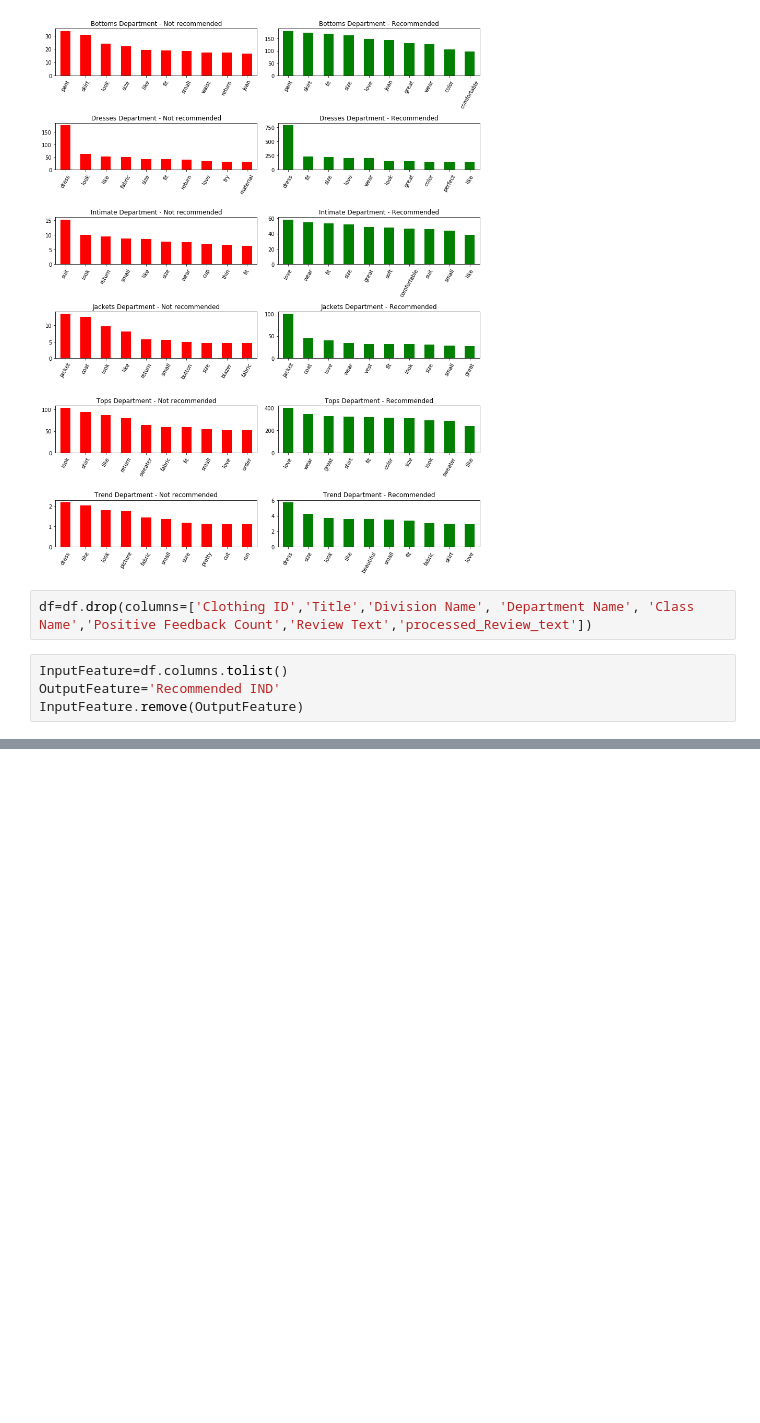
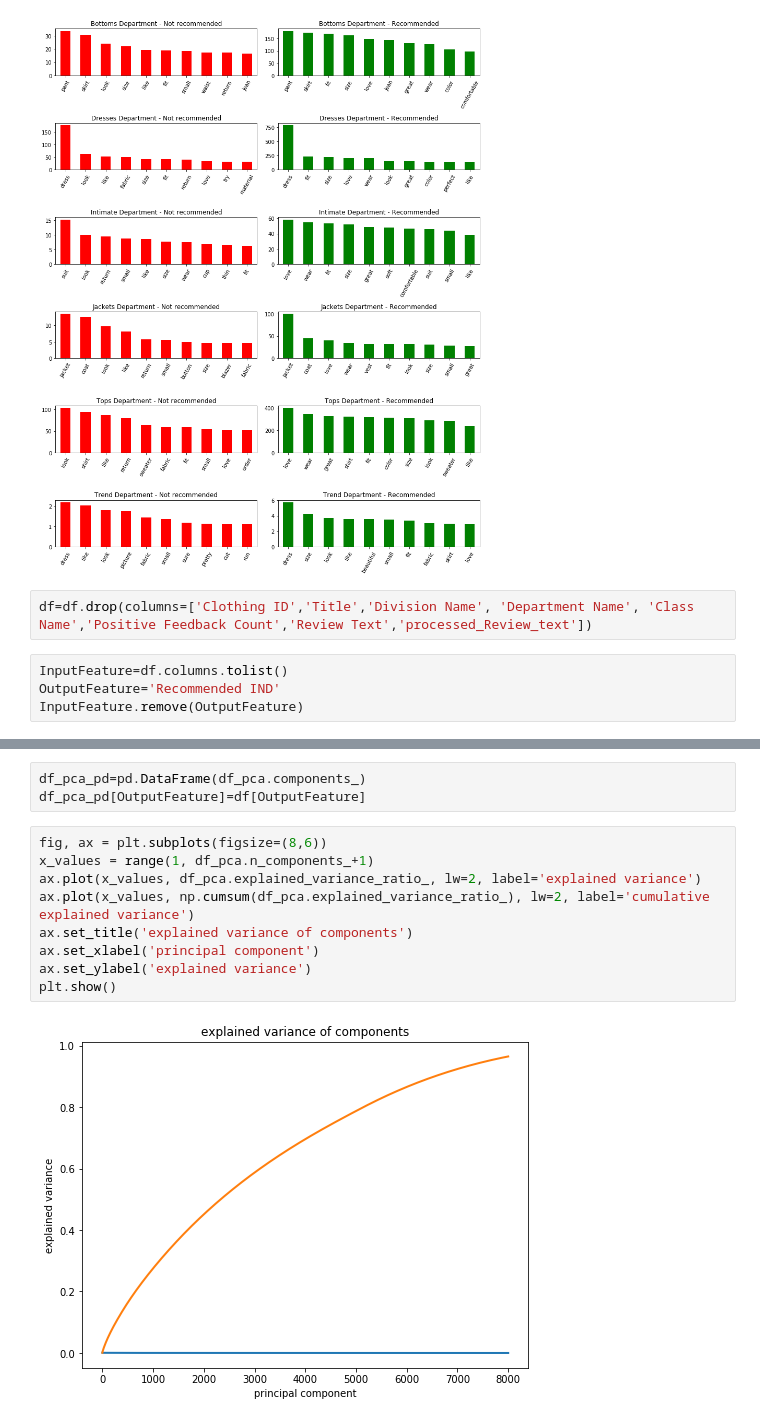
Before and after one commit to balag752/Ecommerce-clothing-recommendation-prediction, a Jupyter notebook: src/ModelBuilding.ipynb, the cells around one changed output, grey strips where cells are left out. Drawn from its saved outputs; the diff is of its cells as text; blank space fills up the shorter version.

```diff
--- a/src/ModelBuilding.ipynb
+++ b/src/ModelBuilding.ipynb
@@ -130,0 +148,14 @@ InputFeature.remove(OutputFeature)
+# %%
+df_pca_pd=pd.DataFrame(df_pca.components_)
+df_pca_pd[OutputFeature]=df[OutputFeature]
+# %%
+fig, ax = plt.subplots(figsize=(8,6))
+x_values = range(1, df_pca.n_components_+1)
+ax.plot(x_values, df_pca.explained_variance_ratio_, lw=2, label='explained variance')
+ax.plot(x_values, np.cumsum(df_pca.explained_variance_ratio_), lw=2, label='cumulative explained variance')
+ax.set_title('explained variance of components')
+ax.set_xlabel('principal component')
+ax.set_ylabel('explained variance')
+plt.show()
+# %% [output]
+[figure, added]
```
Also changed, not shown: parts of 17 cells of this notebook, 1 other file.
